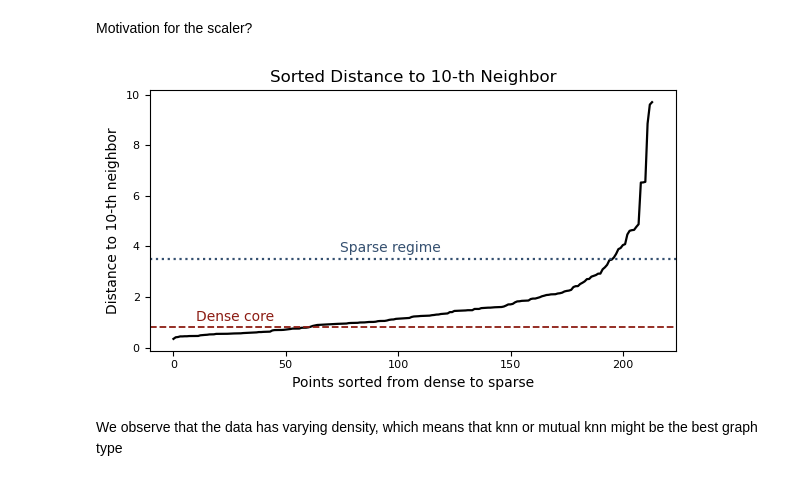
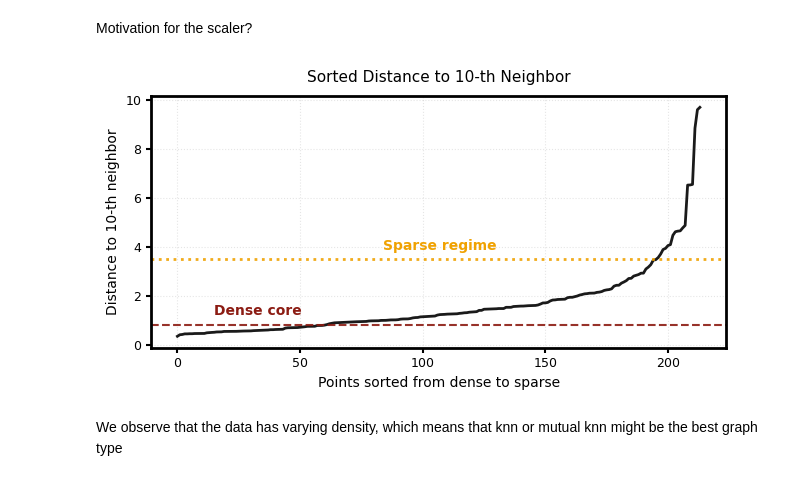
Before and after one commit to vladimirminaev/spectral_clustering, a Jupyter notebook: Notebooks/Vladimir/glass_dataset.ipynb, the cells around one changed output. Cells and saved outputs as stored; diff of their text form; code cells hidden in the pictures.

```diff
--- a/Notebooks/Vladimir/glass_dataset.ipynb
+++ b/Notebooks/Vladimir/glass_dataset.ipynb
@@ -34,59 +34,67 @@ y_true = data["Type"].to_numpy()
 # %%
 k = 10
 nbrs = NearestNeighbors(n_neighbors=k).fit(X)
 distances, _ = nbrs.kneighbors(X)
 dist_to_kth_neighbor = distances[:, k - 1]
 sorted_distances = np.sort(dist_to_kth_neighbor)
 
-fig, ax1 = plt.subplots(1, 1, figsize=(6, 3.5))
+# --- Plotting ---
+fig, ax1 = plt.subplots(1, 1, figsize=(6.5, 3.5))
 
-# Keep the curve itself black; use palette colors to highlight regimes.
-primary_color = "black"
-dense_color = PRESENTATION_COLORS[0]  # deep burgundy
-sparse_color = PRESENTATION_COLORS[min(5, len(PRESENTATION_COLORS) - 1)]  # slate blue
-ax1.plot(sorted_distances, color=primary_color, linewidth=1.6)
-ax1.set_title(f"Sorted Distance to {k}-th Neighbor", fontsize=12, color="black")
-ax1.set_xlabel("Points sorted from dense to sparse", color="black", fontsize=10)
-ax1.set_ylabel(f"Distance to {k}-th neighbor", color="black", fontsize=10)
-ax1.tick_params(axis="both", colors="black", labelsize=8)
-ax1.grid(False)
-ax1.axhline(
-    0.8,
-    color=dense_color,
-    linestyle="--",
-    linewidth=1.3,
-    # label="Small σ disconnects tail",
-)
-ax1.axhline(
-    3.5,
-    color=sparse_color,
-    linestyle=":",
-    linewidth=1.6,
-    # label="Large σ blurs core",
-)
+dense_color = PRESENTATION_COLORS[0]  # Burgundy
+sparse_color = PRESENTATION_COLORS[4]  # Amber Accent
+
+# Main line
+ax1.plot(sorted_distances, color="#1a1a1a", linewidth=2)
+
+# --- Styling to match the screenshot ---
+
+# 1. Thick Black Frame (Spines) to match stability plots
+for spine in ax1.spines.values():
+    spine.set_linewidth(2)
+    spine.set_color("black")
+
+# 2. Subtle Dotted Grid
+ax1.grid(True, linestyle=":", color="gray", alpha=0.2)
+
+# 3. Horizontal Guide Lines
+ax1.axhline(0.8, color=dense_color, linestyle="--", linewidth=1.5, alpha=0.9)
+ax1.axhline(3.5, color=sparse_color, linestyle=":", linewidth=2.0, alpha=0.9)
+
+# 4. Text Annotations
 ax1.text(
-    10,
-    0.95,
+    15,
+    1.1,
     "Dense core",
     fontsize=10,
+    fontweight="bold",
     color=dense_color,
     ha="left",
     va="bottom",
 )
 ax1.text(
-    len(sorted_distances) - 140,
-    3.65,
+    len(sorted_distances) // 2,
+    3.75,
     "Sparse regime",
     fontsize=10,
+    fontweight="bold",
     color=sparse_color,
-    ha="left",
+    ha="center",
     va="bottom",
 )
 
+# 5. Label and Title Formatting
+ax1.set_title(f"Sorted Distance to {k}-th Neighbor", fontsize=11, pad=10)
+ax1.set_xlabel("Points sorted from dense to sparse", fontsize=10)
+ax1.set_ylabel(f"Distance to {k}-th neighbor", fontsize=10)
+
+# 6. Adjust Ticks
+ax1.tick_params(axis="both", labelsize=9, width=1.5)
+
 plt.tight_layout()
 plt.show()
 # %% [output]
-[figure, old version]
+[figure, new version]
 # %% [markdown]
 We observe that the data has varying density, which means that knn or mutual knn might be the best graph type
 # %%
```
Also changed, not shown: parts of 6 cells of this notebook, 1 other file.
